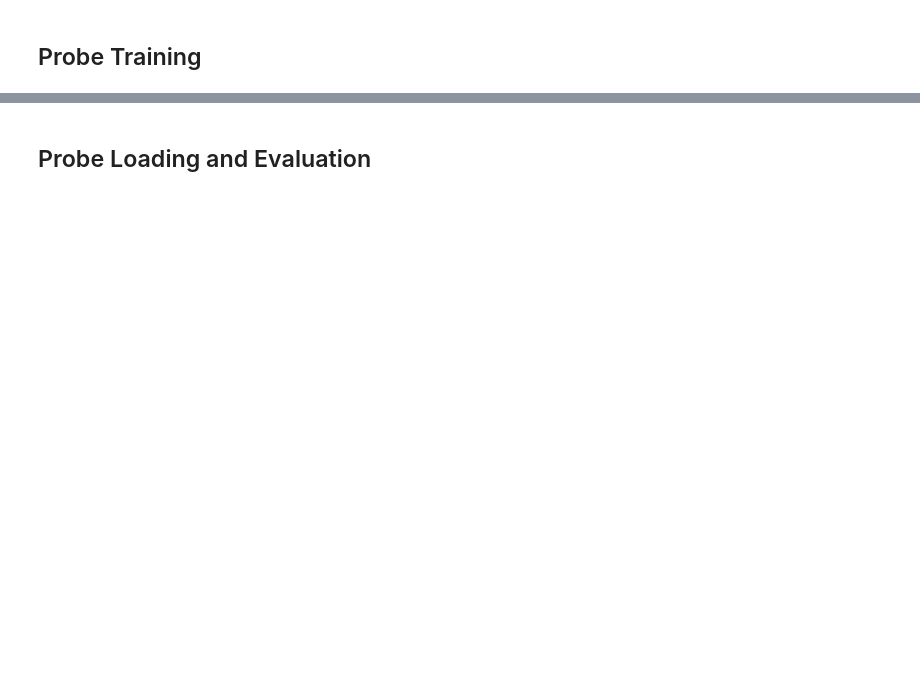
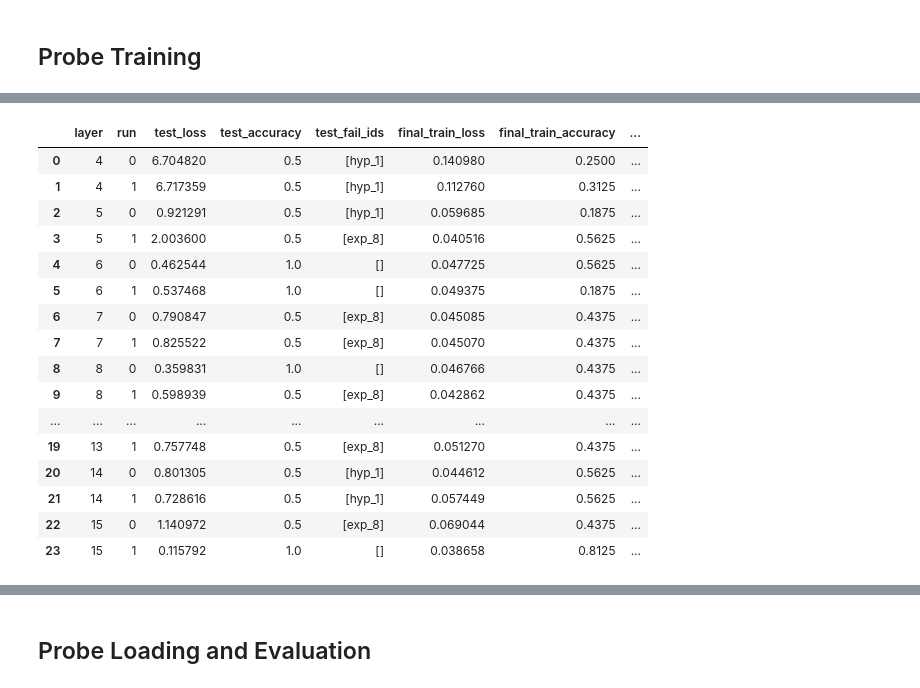
Before and after one commit to ayoakin/MIVLDE, a Jupyter notebook: subteams/LLMProbing/ProbingDemo.ipynb, the cells around one changed output, grey strips where cells are left out. Drawn from its saved outputs; the diff is of its cells as text; code cells hidden in the pictures; blank space fills up the shorter version.

Commit message:
update demo notebook

```diff
--- a/subteams/LLMProbing/ProbingDemo.ipynb
+++ b/subteams/LLMProbing/ProbingDemo.ipynb
@@ -187,12 +218,13 @@ from experiments.run_experiment import separability_testing
 # %%
 target_feature = 'exponential'
-# activations_path = manual_activations_path
+activations_path = manual_activations_path
 demo_probes_path = f'{probes_path}/demo_exp'
 lr = 0.01
 num_epochs = 1
+num_repeats = 2
 layers = [idx for idx in range(4, 16)]
 # %%
-demo_expt_results = separability_testing(target_feature=target_feature, activations_path=manual_activations_path, \
+demo_expt_results = experiments.separability_testing(target_feature=target_feature, activations_path=manual_activations_path, \
                      probes_path=demo_probes_path, \
                      lr=lr, num_epochs=num_epochs, \
-                     layers=layers)
+                     layers=layers, num_repeats=num_repeats)
@@ -199,2 +293,22 @@ demo_expt_results = separability_testing(target_feature=target_feature, activati
+# %%
+demo_expt_results
+# %% [output]
+|  | layer | run | test_loss | test_accuracy | test_fail_ids | final_train_loss | final_train_accuracy | ... |
+| 0 | 4 | 0 | 6.704820 | 0.5 | [hyp_1] | 0.140980 | 0.2500 | ... |
+| 1 | 4 | 1 | 6.717359 | 0.5 | [hyp_1] | 0.112760 | 0.3125 | ... |
+| 2 | 5 | 0 | 0.921291 | 0.5 | [hyp_1] | 0.059685 | 0.1875 | ... |
+| 3 | 5 | 1 | 2.003600 | 0.5 | [exp_8] | 0.040516 | 0.5625 | ... |
+| 4 | 6 | 0 | 0.462544 | 1.0 | [] | 0.047725 | 0.5625 | ... |
+| 5 | 6 | 1 | 0.537468 | 1.0 | [] | 0.049375 | 0.1875 | ... |
+| 6 | 7 | 0 | 0.790847 | 0.5 | [exp_8] | 0.045085 | 0.4375 | ... |
+| 7 | 7 | 1 | 0.825522 | 0.5 | [exp_8] | 0.045070 | 0.4375 | ... |
+| 8 | 8 | 0 | 0.359831 | 1.0 | [] | 0.046766 | 0.4375 | ... |
+| 9 | 8 | 1 | 0.598939 | 0.5 | [exp_8] | 0.042862 | 0.4375 | ... |
+| ... | ... | ... | ... | ... | ... | ... | ... | ... |
+| 19 | 13 | 1 | 0.757748 | 0.5 | [exp_8] | 0.051270 | 0.4375 | ... |
+| 20 | 14 | 0 | 0.801305 | 0.5 | [hyp_1] | 0.044612 | 0.5625 | ... |
+| 21 | 14 | 1 | 0.728616 | 0.5 | [hyp_1] | 0.057449 | 0.5625 | ... |
+| 22 | 15 | 0 | 1.140972 | 0.5 | [exp_8] | 0.069044 | 0.4375 | ... |
+| 23 | 15 | 1 | 0.115792 | 1.0 | [] | 0.038658 | 0.8125 | ... |
 # %%
 # TODO: view and summarise experiment results
```
Also changed, not shown: parts of 17 cells of this notebook.
